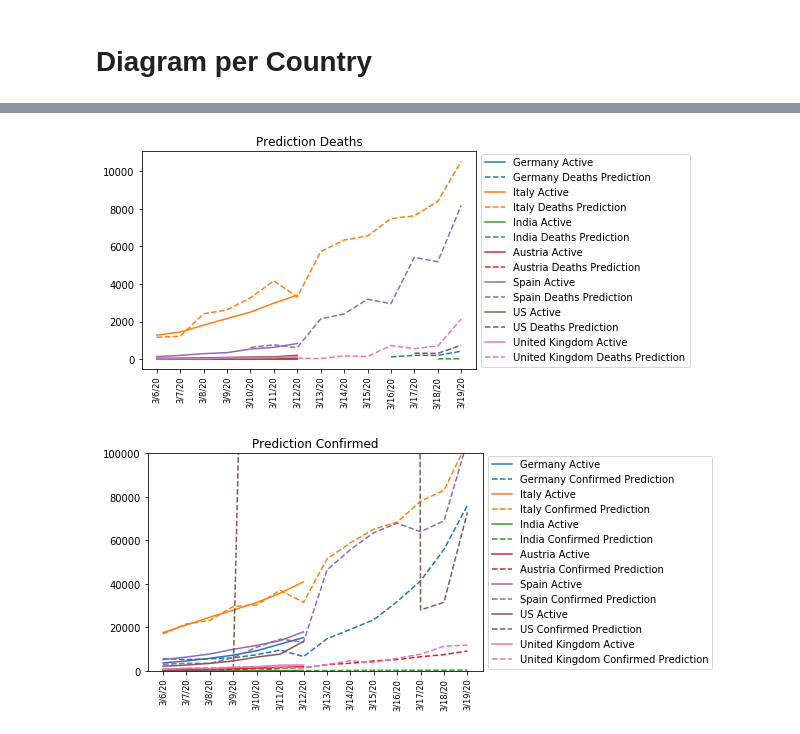
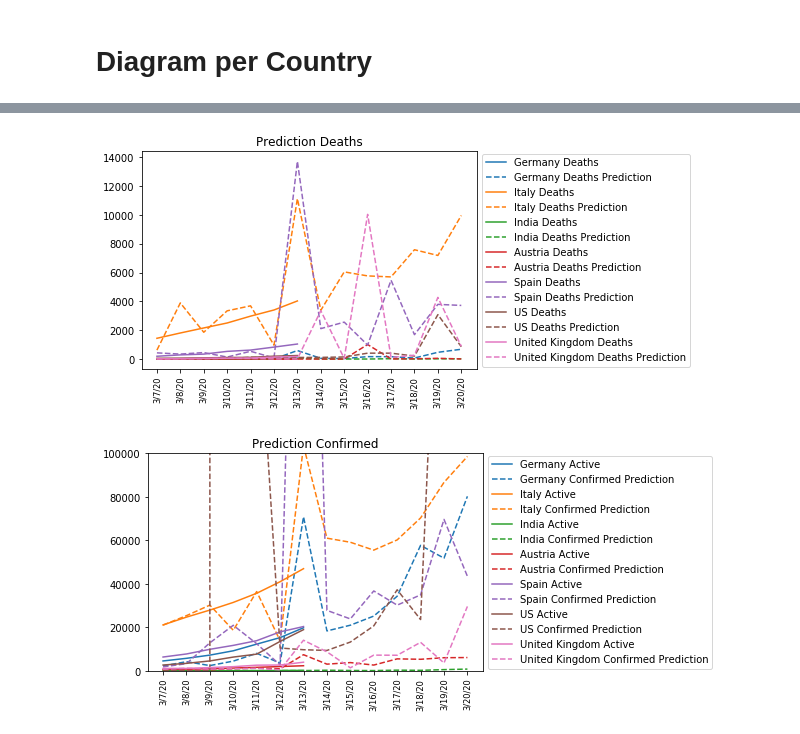
Before and after one commit to rpreiss07/covid19, a Jupyter notebook: index.ipynb, the cells around one changed output, grey strips where cells are left out. Drawn from its saved outputs; the diff is of its cells as text; code cells hidden in the pictures.

```diff
--- a/index.ipynb
+++ b/index.ipynb
@@ -191,13 +168,14 @@ raw_types_ext.append("Active")
 # %% [markdown]
 Enrich by computing the rate and moving average on rate.
 # %%
+window_size = 7
+
 def addRate(df, label):
-    df[label+" Rate"] = df[label].pct_change()
+    df[label+" Rate"] = df[label].pct_change().replace(np.inf,0)
 
 def addMovAverage(df, label, window_size):
     df[label+" Avg"] = df[label].rolling(window=window_size,center=False).mean()
-
-window_size = 7
+    #df[label+" Avg"] = df[label].ewm(com=0.1).mean()
 
 for country in ext_countries:
     for raw_type in raw_types_ext:
@@ -338,23 +321,23 @@ for country in ext_countries:
 # %%
 for country in ext_countries:
     ts = all[country]["Deaths"].shift(-preview).tail(number_of_days)
-    pl = ts.plot(label=country+" Active")
+    pl = ts.plot(label=country+" Deaths")
 
     # Get color of last plot
     cl = plt.gca().lines[-1].get_color()
 
     ts = all[country]["Deaths Predict"].tail(number_of_days)
     ts.plot(label=country+" Deaths Prediction", linestyle='dashed', color=cl)
 
     plt.title("Prediction Deaths")
     plt.xticks(np.arange(number_of_days), all[country].tail(number_of_days).index.tolist(),
                fontsize='small', rotation='vertical')
 
     plt.legend(loc='center left', bbox_to_anchor=(1, 0.5))
 
 plt.show()
 # %% [output]
-[figure, old version]
+[figure, new version]
 # %%
 for country in ext_countries:
     ts = all[country]["Confirmed"].shift(-preview).tail(number_of_days)
@@ -377,4 +360,4 @@ for country in ext_countries:
 
 plt.show()
 # %% [output]
-[figure, old version]
+[figure, new version]
```
Also changed, not shown: parts of 11 cells of this notebook.
